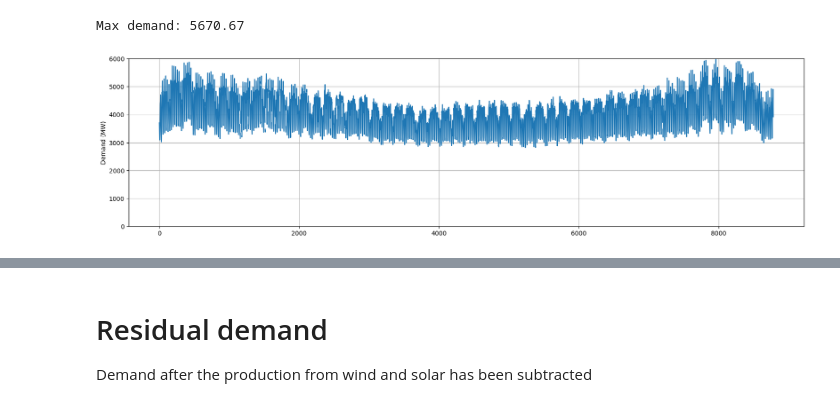
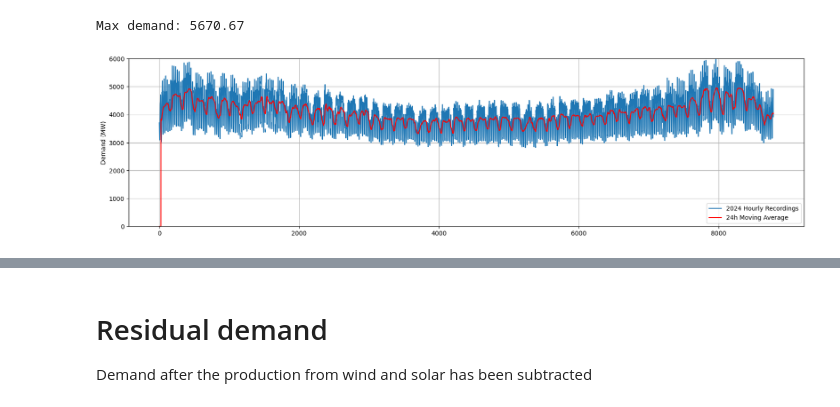
Before and after one commit to avaveriksen/ireland-grid-project, a Jupyter notebook: time-series-analysis/time-series-analysis.ipynb, the cells around one changed output, grey strips where cells are left out. Drawn from its saved outputs; the diff is of its cells as text; code cells hidden in the pictures.

```diff
--- a/time-series-analysis/time-series-analysis.ipynb
+++ b/time-series-analysis/time-series-analysis.ipynb
@@ -66,7 +68,11 @@ print(len(wind_recordings))
 8784
 # %%
-a = 24 #moving average wondow size
+a = 3*24 #moving average wondow size
 N = len(wind_recordings)
 mvavg_wind24 = np.zeros(len(wind_recordings))
 for i in range(a, N):
     mvavg_wind24[i] = sum(wind_recordings[i-a: i]) / a
+
+print(max(mvavg_wind24[a:]))
+print(min(mvavg_wind24[a:]))
+print(np.mean(mvavg_wind24[a:]))
@@ -189,13 +213,23 @@ print("Max demand:", max(df_demand['Actual Total Load (MW)'].astype('float')))
 # %% [output]
 Max demand: 5670.67
 # %%
-demand = np.array(df_demand['Actual Total Load (MW)']) * (6000 / 5670.67)
+demand = np.array(df_demand['Actual Total Load (MW)'].astype('float').tolist()) * (6000 / 5670.67)
+# %%
+mvavg_demand = np.zeros(N)
+a = 24
+
+# There are some nan values in this dataset, I had to account for that when calculating the average
+for i in range(a, N):
+    x = sum(np.isnan(demand[i-a:i]))
+    mvavg_demand[i] = np.nansum(demand[i-a:i]) / (a - x)
 # %%
 plt.figure(figsize=(20, 5))
 plt.plot(demand)
+plt.plot(mvavg_demand, color='red')
 plt.ylabel('Demand (MW)')
 plt.grid(True)
+plt.legend(['2024 Hourly Recordings', '24h Moving Average'])
 plt.ylim([0, 6000])
 plt.savefig("demand.png", format='png', facecolor='w', dpi=300, bbox_inches='tight', edgecolor='k')
 # %% [output]
-[figure, old version]
+[figure, new version]
```
Also changed, not shown: parts of 13 cells of this notebook, 5 other files.
